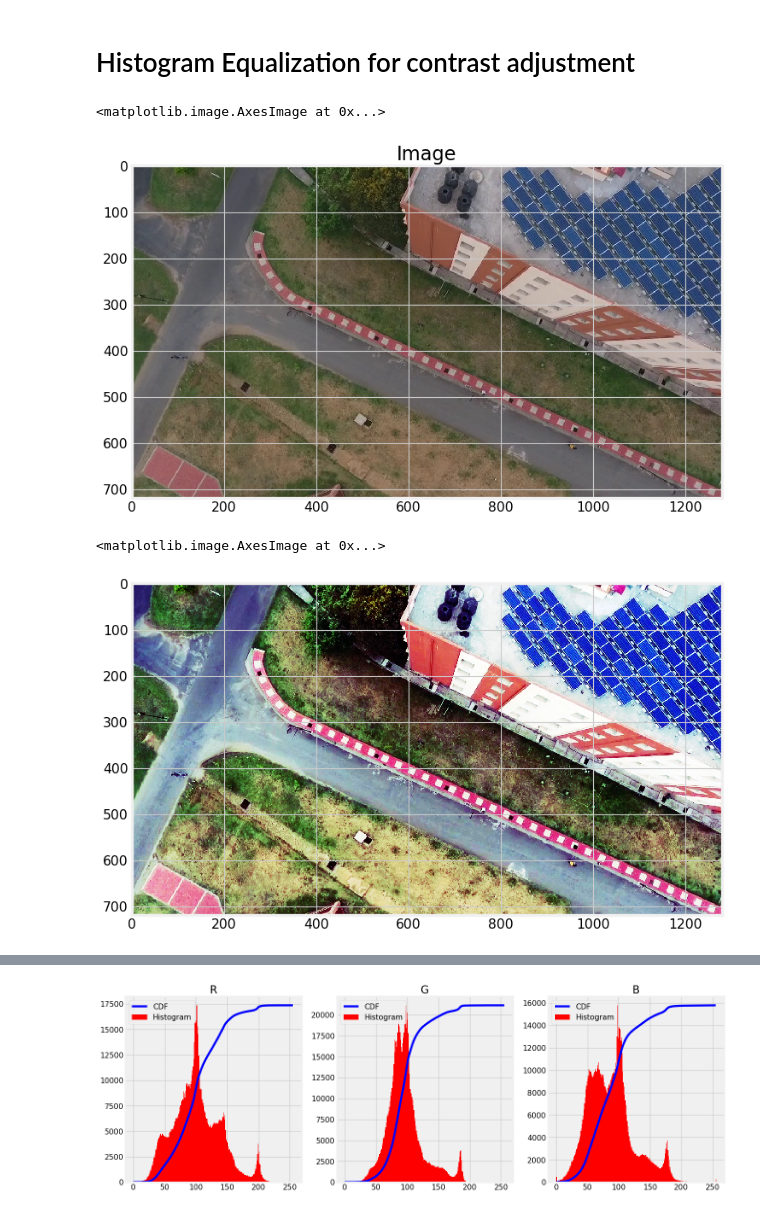
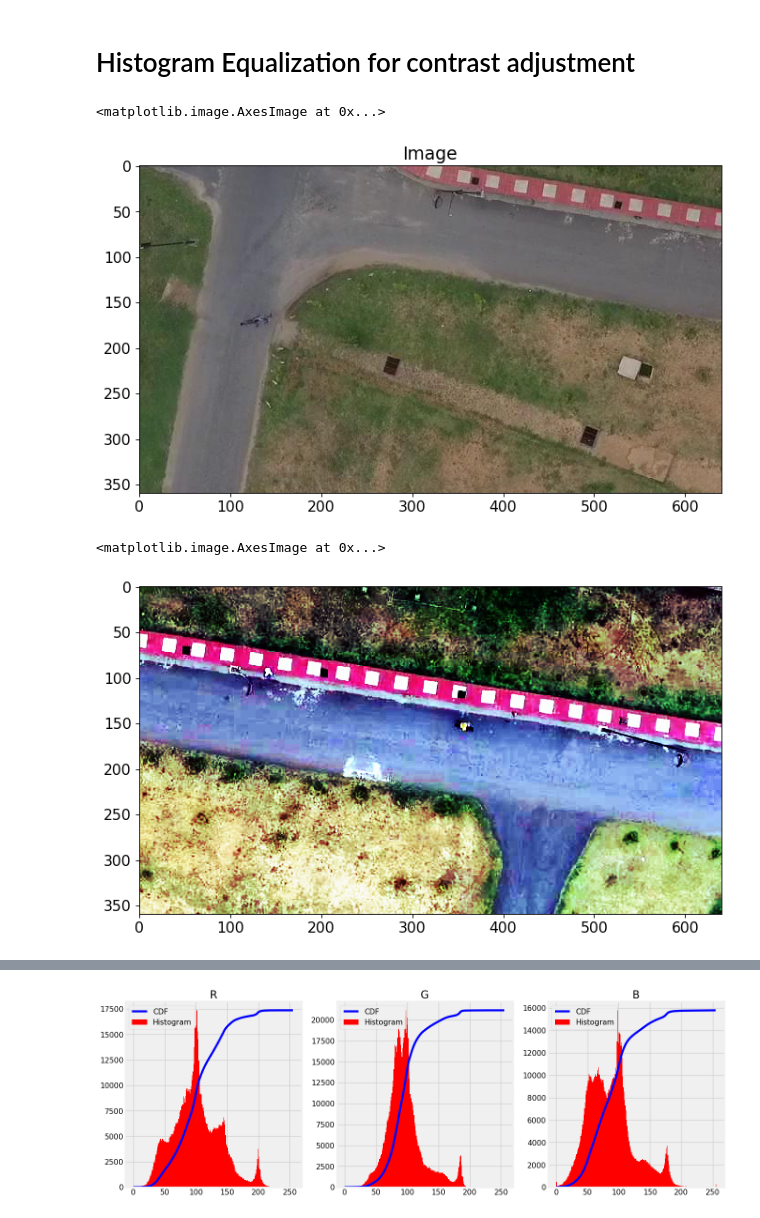
Before and after one commit to naivomah3/ml-deep-learning, a Jupyter notebook: 13-ann-road-classification/hist-equalization.ipynb, the cells around one changed output, grey strips where cells are left out. Saved outputs shown, nothing was run; the diff lists cells and outputs as text; code cells hidden in the pictures.

Commit message:
add histogram eq. simple data augmentation

```diff
--- a/13-ann-road-classification/hist-equalization.ipynb
+++ b/13-ann-road-classification/hist-equalization.ipynb
@@ -8,35 +8,36 @@ from skimage import data, img_as_float
 from skimage import exposure
 
 %matplotlib inline
-plt.style.use('fivethirtyeight')
+#plt.style.use('fivethirtyeight')
 plt.rcParams['figure.facecolor'] = 'w'
-plt.rcParams['figure.figsize'] = [18, 6]
+plt.rcParams['figure.figsize'] = [10, 8]
 plt.rcParams['figure.dpi'] = 80
 plt.rcParams['savefig.dpi'] = 80
 plt.rcParams['font.size'] = 14
 # %%
 # Load data
-cwd_path = 'dataset/'
-img = cv2.imread(cwd_path + 'frame170.jpg', 1)
+cwd_path = 'dataset/image-cropped/'
+img = cv2.imread(cwd_path + '5fqGUweJ8nyto8GIfImFOwqaEOGHiy.png')
 img = cv2.cvtColor(img, cv2.COLOR_BGR2RGB)
 # Split channel
 R, G, B = cv2.split(img)
+#img = cv2.merge((R, G,B))
 plt.title("Image")
 plt.imshow(img)
 # %% [output]
 <matplotlib.image.AxesImage at 0x...>
-[figure, old version]
+[figure, new version]
 # %%
 # Simple histogram Equalizer
 output1_R = cv2.equalizeHist(R)
 output1_G = cv2.equalizeHist(G)
 output1_B = cv2.equalizeHist(B)
 output1 = cv2.merge((output1_R, output1_G, output1_B))
-
+cv2.imwrite(cwd_path + '5fqGUweJ8nyto8GIfImFOwqaEOGHiy-1.png', output1)
 plt.imshow(output1)
 # %% [output]
 <matplotlib.image.AxesImage at 0x...>
-[figure, old version]
+[figure, new version]
 # %%
 # Contrast Limited Adaptive Histogram Equalization
 clahe = cv2.createCLAHE(clipLimit=2.0, tileGridSize=(8,8))
```
Also changed, not shown: parts of 1 cell of this notebook.
